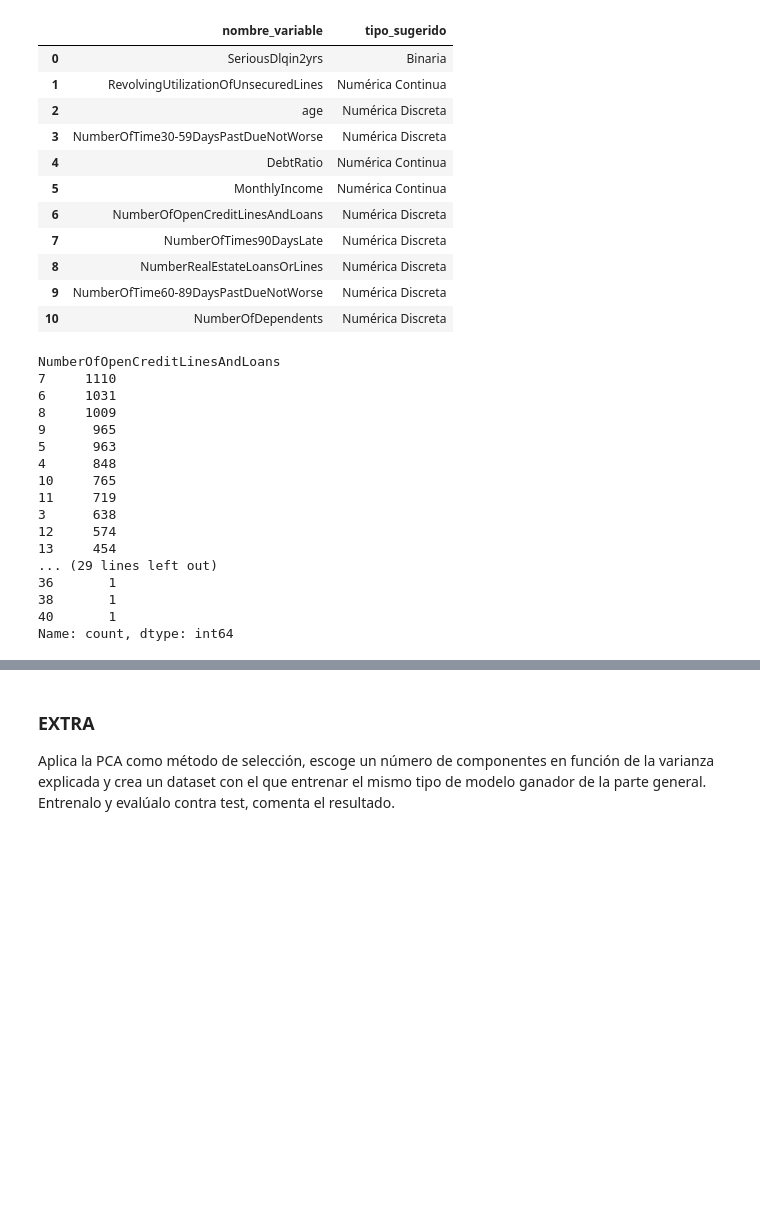
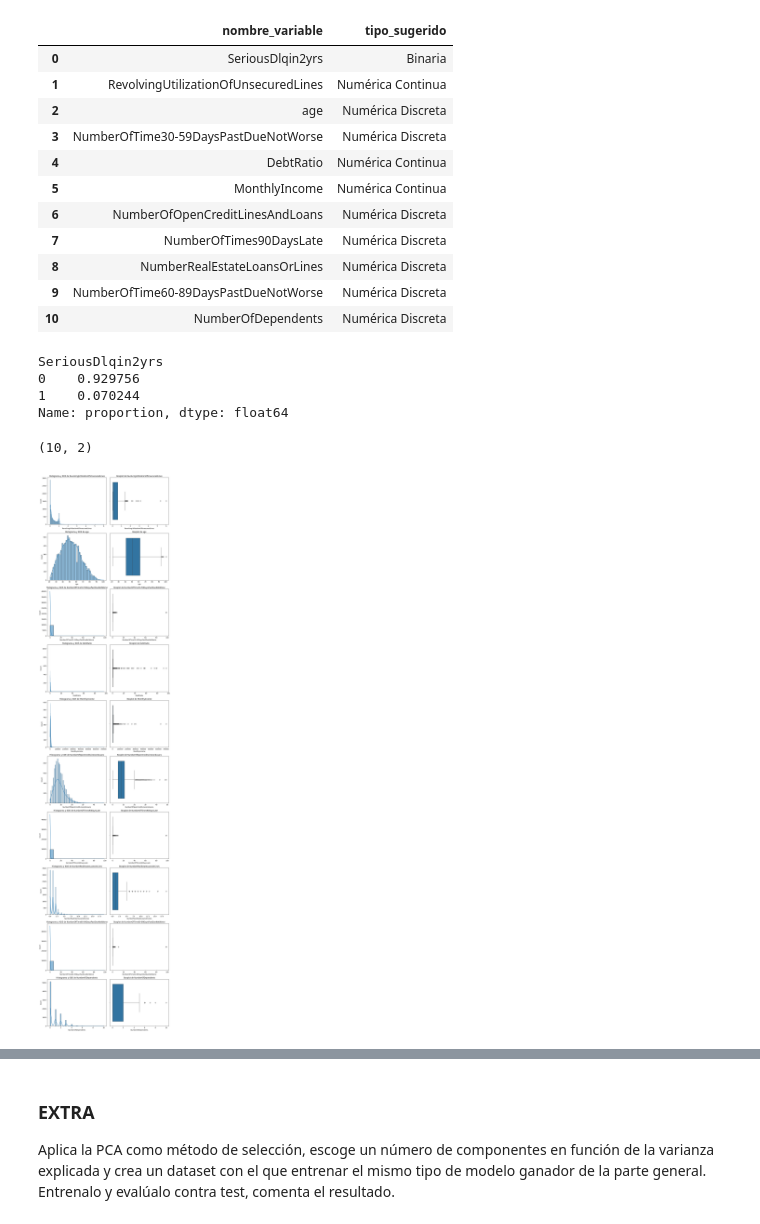
Before and after one commit to PIPM2001/DS_Online_Feb24_Exercises, a Jupyter notebook: 04_Machine_Learning/Sprint_16/Unidad_02/Practica_Obligatoria/18_Practica_Obligatoria_Seleccion_Features.ipynb, the cells around one changed output, grey strips where cells are left out. Saved outputs shown, nothing was run; the diff lists cells and outputs as text; code cells hidden in the pictures; blank space fills up the shorter version.

```diff
--- a/04_Machine_Learning/Sprint_16/Unidad_02/Practica_Obligatoria/18_Practica_Obligatoria_Seleccion_Features.ipynb
+++ b/04_Machine_Learning/Sprint_16/Unidad_02/Practica_Obligatoria/18_Practica_Obligatoria_Seleccion_Features.ipynb
@@ -145,23 +150,19 @@ tlb.tipifica_variables(df, 5,10)
 | 8 | NumberRealEstateLoansOrLines | Numérica Discreta |
 | 9 | NumberOfTime60-89DaysPastDueNotWorse | Numérica Discreta |
 | 10 | NumberOfDependents | Numérica Discreta |
+# %%
+target = "SeriousDlqin2yrs"
 # %%
-df.NumberOfOpenCreditLinesAndLoans.value_counts()
+df[target].value_counts(True)
 # %% [output]
-NumberOfOpenCreditLinesAndLoans
-7     1110
-6     1031
-8     1009
-9      965
-5      963
-4      848
-10     765
-11     719
-3      638
-12     574
-13     454
-... (29 lines left out)
-36       1
-38       1
-40       1
-Name: count, dtype: int64
+SeriousDlqin2yrs
+0    0.929756
+1    0.070244
+Name: proportion, dtype: float64
+# %%
+train_set, test_set = train_test_split(df, stratify=df[target], test_size = 0.2, random_state= 42)
+# %%
+bt.plot_combined_graphs(train_set, [col for col in train_set.columns if col != target])
+# %% [output]
+(10, 2)
+[figure, added]
```
Also changed, not shown: parts of 54 cells of this notebook.
